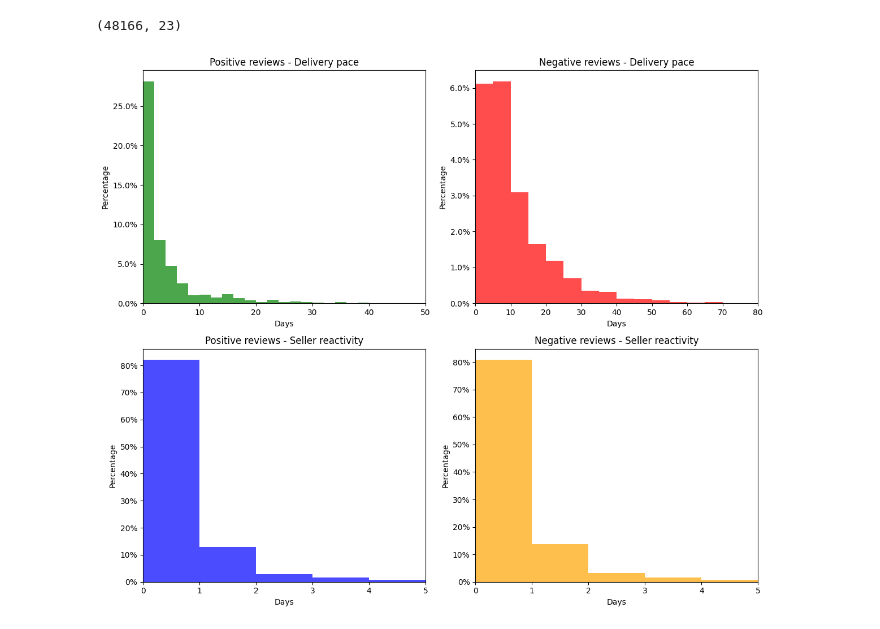
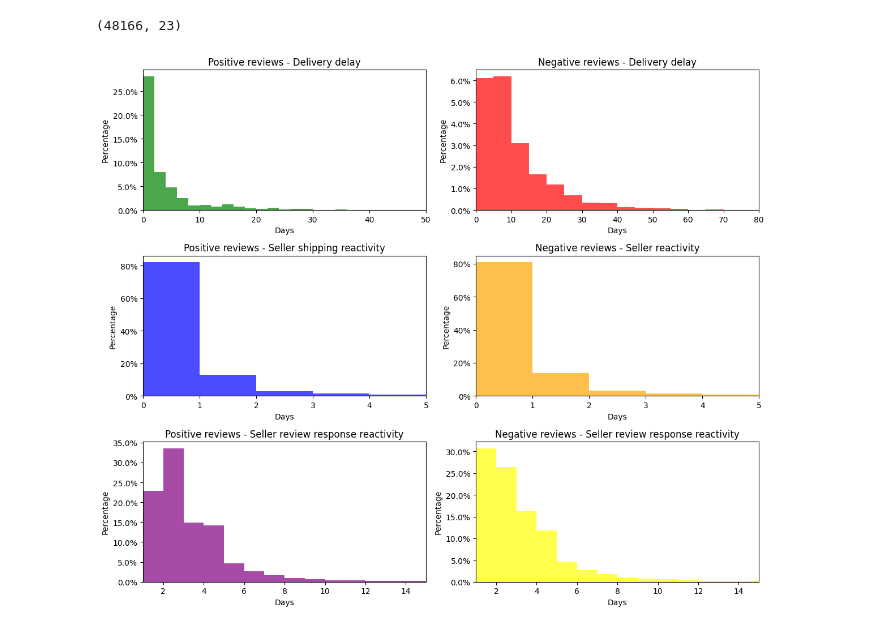
Before and after one commit to Romaric1209/Olist, a Jupyter notebook: Reviews Sentiment Analysis.ipynb, the cells around one changed output. Cells and saved outputs as stored; diff of their text form; code cells hidden in the pictures.

Commit message:
review

```diff
--- a/Reviews Sentiment Analysis.ipynb
+++ b/Reviews Sentiment Analysis.ipynb
@@ -560,6 +548,9 @@ data = data.merge(order_df, on = 'order_id',how = 'inner')
 data.shape
 # %% [output]
 (48166, 23)
+# %%
+data['review_creation_date'] = pd.to_datetime(data['review_creation_date'])
+data['review_answer_timestamp'] = pd.to_datetime(data['review_answer_timestamp'])
 # %%
 pos_df = data[data['predicted_class'] == 'POSITIVE FEELING'].copy()
 neg_df = data[data['predicted_class'] == 'NEGATIVE FEELING'].copy()
@@ -567,48 +558,67 @@ neg_df = data[data['predicted_class'] == 'NEGATIVE FEELING'].copy()
 # Calculate time deltas
 pos_df.loc[:, 'delivery_delay'] = (pos_df['order_delivered_customer_date'] - pos_df['order_estimated_delivery_date']).dt.days
 pos_df.loc[:, 'seller_reactivity'] = (pos_df['order_approved_at'] - pos_df['order_purchase_timestamp']).dt.days
+pos_df.loc[:, 'seller_answer_reactivity'] = abs((pos_df['review_creation_date'] - pos_df['review_answer_timestamp']).dt.days)
 
 neg_df.loc[:, 'delivery_delay'] = (neg_df['order_delivered_customer_date'] - neg_df['order_estimated_delivery_date']).dt.days
 neg_df.loc[:, 'seller_reactivity'] = (neg_df['order_approved_at'] - neg_df['order_purchase_timestamp']).dt.days
+neg_df.loc[:, 'seller_answer_reactivity'] = abs((neg_df['review_creation_date'] - neg_df['review_answer_timestamp']).dt.days)
 # %%
-import matplotlib.pyplot as plt
 import matplotlib.ticker as mtick
 
-fig, axs = plt.subplots(2, 2, figsize=(12, 10))
+fig, axs = plt.subplots(3, 2, figsize=(12, 10))
 
 # Delivery pace - Positive reviews
 axs[0, 0].hist(pos_df['delivery_delay'].dropna(), bins=range(0, 41, 2), color='green', alpha=0.7, density=True)
-axs[0, 0].set_title('Positive reviews - Delivery pace')
+axs[0, 0].set_title('Positive reviews - Delivery delay')
 axs[0, 0].set_xlabel('Days')
 axs[0, 0].set_ylabel('Percentage')
 axs[0, 0].set_xlim(0, 50)
 axs[0, 0].yaxis.set_major_formatter(mtick.PercentFormatter(xmax=1.0))
 
-# Seller reactivity - Positive reviews
+# Seller shipping reactivity - Positive reviews
 axs[1, 0].hist(pos_df['seller_reactivity'].dropna(), bins=range(0, 6), color='blue', alpha=0.7, density=True)
-axs[1, 0].set_title('Positive reviews - Seller reactivity')
+axs[1, 0].set_title('Positive reviews - Seller shipping reactivity')
 axs[1, 0].set_xlabel('Days')
 axs[1, 0].set_ylabel('Percentage')
 axs[1, 0].set_xlim(0, 5)
 axs[1, 0].yaxis.set_major_formatter(mtick.PercentFormatter(xmax=1.0))
 
+# Seller answer to review reactivity - Positive reviews
+seller_answer_data_pos = pos_df['seller_answer_reactivity'].dropna()
+axs[2, 0].hist(seller_answer_data_pos, bins=range(int(seller_answer_data_pos.min()), int(seller_answer_data_pos.max()) + 2), color='purple', alpha=0.7, density=True)
+axs[2, 0].set_title('Positive reviews - Seller review response reactivity')
+axs[2, 0].set_xlabel('Days')
+axs[2, 0].set_ylabel('Percentage')
+axs[2, 0].set_xlim(1, 15)
+axs[2, 0].yaxis.set_major_formatter(mtick.PercentFormatter(xmax=1.0))
+
 # Delivery pace - Negative reviews
 axs[0, 1].hist(neg_df['delivery_delay'].dropna(), bins=range(0, 81, 5), color='red', alpha=0.7, density=True)
-axs[0, 1].set_title('Negative reviews - Delivery pace')
+axs[0, 1].set_title('Negative reviews - Delivery delay')
 axs[0, 1].set_xlabel('Days')
 axs[0, 1].set_ylabel('Percentage')
 axs[0, 1].set_xlim(0, 80)
 axs[0, 1].yaxis.set_major_formatter(mtick.PercentFormatter(xmax=1.0))
 
-# Seller reactivity - Negative reviews
+# Seller ship command reactivity - Negative reviews
 axs[1, 1].hist(neg_df['seller_reactivity'].dropna(), bins=range(0, 6), color='orange', alpha=0.7, density=True)
 axs[1, 1].set_title('Negative reviews - Seller reactivity')
 axs[1, 1].set_xlabel('Days')
 axs[1, 1].set_ylabel('Percentage')
 axs[1, 1].set_xlim(0, 5)
 axs[1, 1].yaxis.set_major_formatter(mtick.PercentFormatter(xmax=1.0))
 
+# Seller answer to review reactivity - Negative reviews
+seller_answer_data_neg = neg_df['seller_answer_reactivity'].dropna()
+axs[2, 1].hist(seller_answer_data_neg, bins=range(int(seller_answer_data_neg.min()), int(seller_answer_data_neg.max()) + 2), color='yellow', alpha=0.7, density=True)
+axs[2, 1].set_title('Negative reviews - Seller review response reactivity')
+axs[2, 1].set_xlabel('Days')
+axs[2, 1].set_ylabel('Percentage')
+axs[2, 1].set_xlim(1, 15)
+axs[2, 1].yaxis.set_major_formatter(mtick.PercentFormatter(xmax=1.0))
+
 plt.tight_layout()
 plt.show()
 # %% [output]
-[figure, old version]
+[figure, new version]
```
Also changed, not shown: parts of 3 cells of this notebook.
